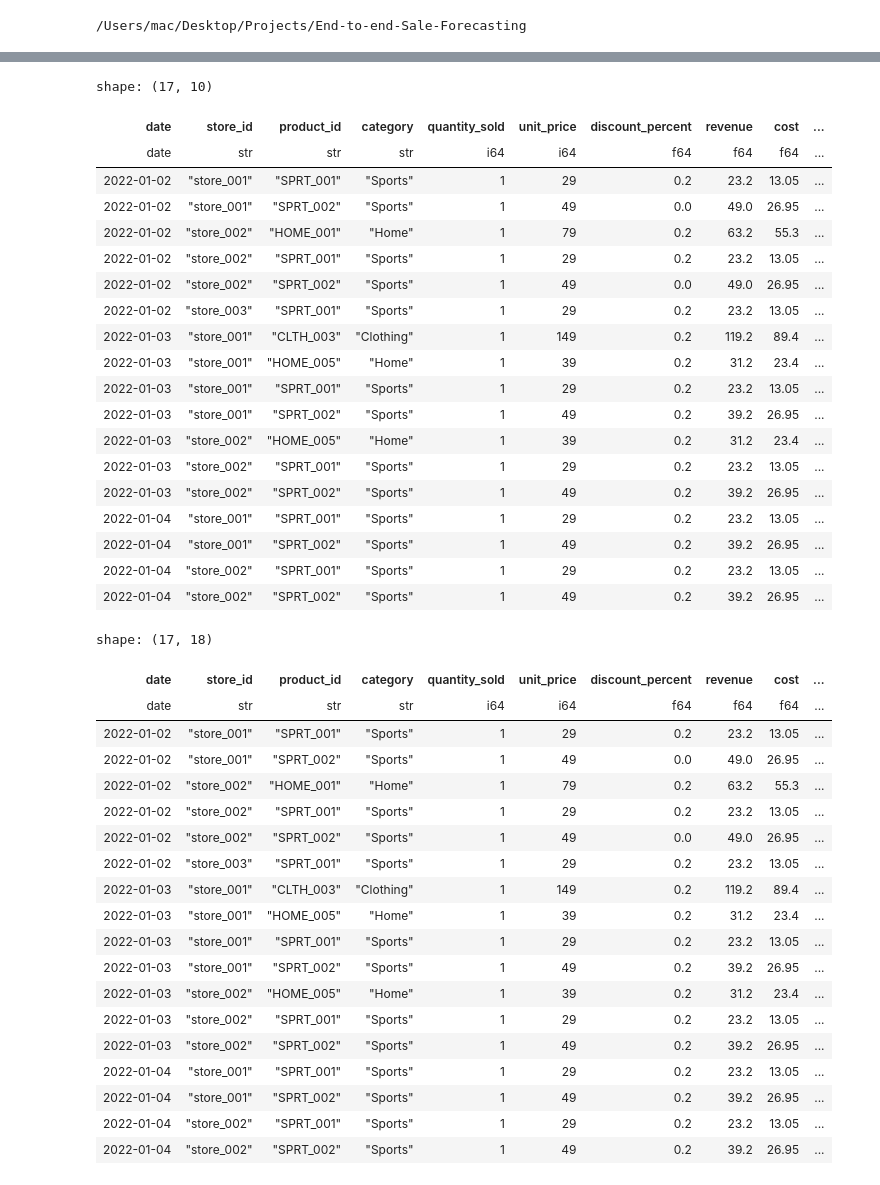
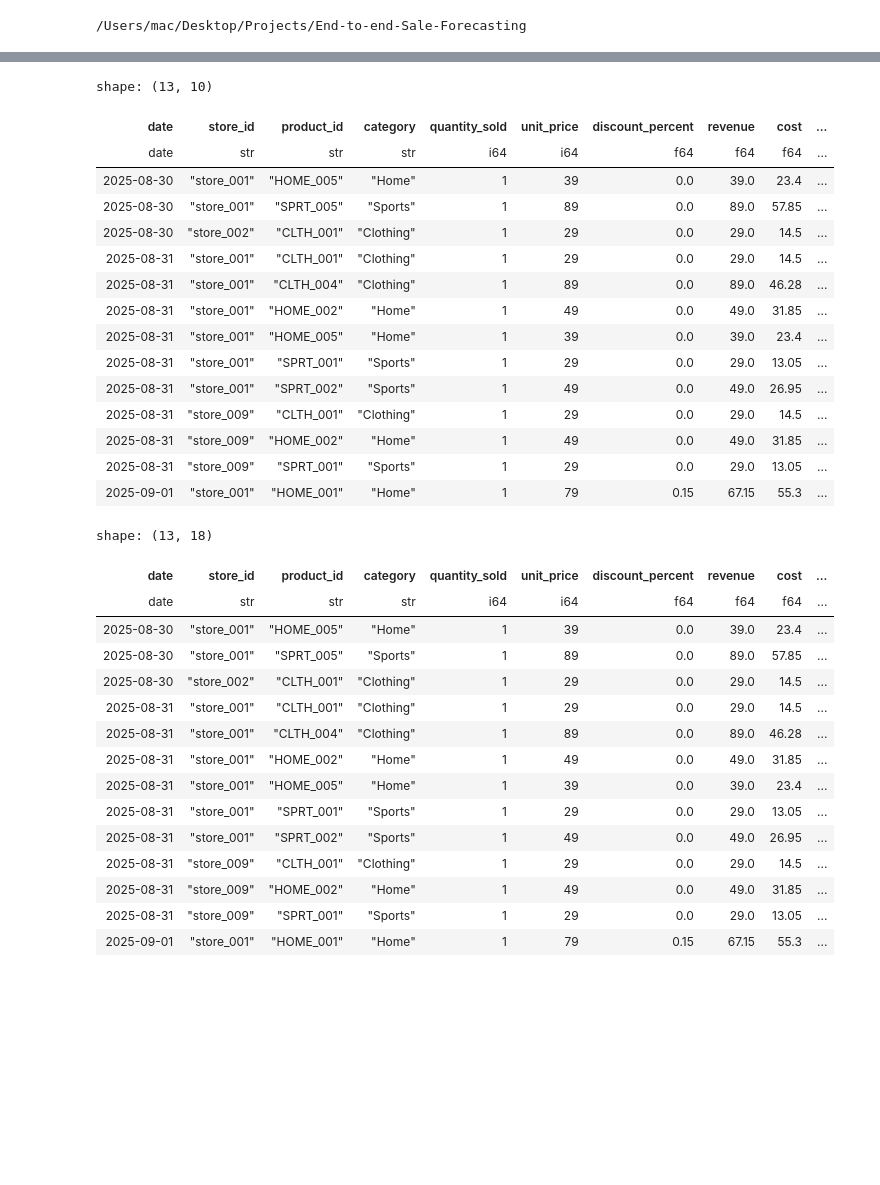
Before and after one commit to chineidu/End-to-end-Sale-Forecasting, a Jupyter notebook: notebooks/01-lab.ipynb, the cells around one changed output, grey strips where cells are left out. Drawn from its saved outputs; the diff is of its cells as text; code cells hidden in the pictures; blank space fills up the shorter version.

```diff
--- a/notebooks/01-lab.ipynb
+++ b/notebooks/01-lab.ipynb
@@ -81,7 +81,7 @@ go_up_from_current_directory(go_up=1)
 # %%
 from src.utilities.data_gen import RealisticSalesDataGenerator
 
-gen_data = RealisticSalesDataGenerator(start_date="2022-01-01", end_date="2022-01-05", seed=123)
+gen_data = RealisticSalesDataGenerator(start_date="2025-08-29", end_date="2025-09-04", seed=123)
 output_dict: dict[str, Any] = gen_data.generate_sales_data(output_dir="../data/sales_data")
 output_dict
 # %% [output]
@@ -128,63 +128,55 @@ temp_df: pl.DataFrame = pl.read_parquet(output_dict["sales"][:3])
 temp_df = temp_df.with_columns(pl.col("date").cast(pl.Date).alias("date"))
 temp_df
 # %% [output]
-shape: (17, 10)
+shape: (13, 10)
 | date | store_id | product_id | category | quantity_sold | unit_price | discount_percent | revenue | cost | ... |
 | date | str | str | str | i64 | i64 | f64 | f64 | f64 | ... |
-| 2022-01-02 | "store_001" | "SPRT_001" | "Sports" | 1 | 29 | 0.2 | 23.2 | 13.05 | ... |
-| 2022-01-02 | "store_001" | "SPRT_002" | "Sports" | 1 | 49 | 0.0 | 49.0 | 26.95 | ... |
-| 2022-01-02 | "store_002" | "HOME_001" | "Home" | 1 | 79 | 0.2 | 63.2 | 55.3 | ... |
-| 2022-01-02 | "store_002" | "SPRT_001" | "Sports" | 1 | 29 | 0.2 | 23.2 | 13.05 | ... |
-| 2022-01-02 | "store_002" | "SPRT_002" | "Sports" | 1 | 49 | 0.0 | 49.0 | 26.95 | ... |
-| 2022-01-02 | "store_003" | "SPRT_001" | "Sports" | 1 | 29 | 0.2 | 23.2 | 13.05 | ... |
-| 2022-01-03 | "store_001" | "CLTH_003" | "Clothing" | 1 | 149 | 0.2 | 119.2 | 89.4 | ... |
-| 2022-01-03 | "store_001" | "HOME_005" | "Home" | 1 | 39 | 0.2 | 31.2 | 23.4 | ... |
-| 2022-01-03 | "store_001" | "SPRT_001" | "Sports" | 1 | 29 | 0.2 | 23.2 | 13.05 | ... |
-| 2022-01-03 | "store_001" | "SPRT_002" | "Sports" | 1 | 49 | 0.2 | 39.2 | 26.95 | ... |
-| 2022-01-03 | "store_002" | "HOME_005" | "Home" | 1 | 39 | 0.2 | 31.2 | 23.4 | ... |
-| 2022-01-03 | "store_002" | "SPRT_001" | "Sports" | 1 | 29 | 0.2 | 23.2 | 13.05 | ... |
-| 2022-01-03 | "store_002" | "SPRT_002" | "Sports" | 1 | 49 | 0.2 | 39.2 | 26.95 | ... |
-| 2022-01-04 | "store_001" | "SPRT_001" | "Sports" | 1 | 29 | 0.2 | 23.2 | 13.05 | ... |
-| 2022-01-04 | "store_001" | "SPRT_002" | "Sports" | 1 | 49 | 0.2 | 39.2 | 26.95 | ... |
-| 2022-01-04 | "store_002" | "SPRT_001" | "Sports" | 1 | 29 | 0.2 | 23.2 | 13.05 | ... |
-| 2022-01-04 | "store_002" | "SPRT_002" | "Sports" | 1 | 49 | 0.2 | 39.2 | 26.95 | ... |
+| 2025-08-30 | "store_001" | "HOME_005" | "Home" | 1 | 39 | 0.0 | 39.0 | 23.4 | ... |
+| 2025-08-30 | "store_001" | "SPRT_005" | "Sports" | 1 | 89 | 0.0 | 89.0 | 57.85 | ... |
+| 2025-08-30 | "store_002" | "CLTH_001" | "Clothing" | 1 | 29 | 0.0 | 29.0 | 14.5 | ... |
+| 2025-08-31 | "store_001" | "CLTH_001" | "Clothing" | 1 | 29 | 0.0 | 29.0 | 14.5 | ... |
+| 2025-08-31 | "store_001" | "CLTH_004" | "Clothing" | 1 | 89 | 0.0 | 89.0 | 46.28 | ... |
+| 2025-08-31 | "store_001" | "HOME_002" | "Home" | 1 | 49 | 0.0 | 49.0 | 31.85 | ... |
+| 2025-08-31 | "store_001" | "HOME_005" | "Home" | 1 | 39 | 0.0 | 39.0 | 23.4 | ... |
+| 2025-08-31 | "store_001" | "SPRT_001" | "Sports" | 1 | 29 | 0.0 | 29.0 | 13.05 | ... |
+| 2025-08-31 | "store_001" | "SPRT_002" | "Sports" | 1 | 49 | 0.0 | 49.0 | 26.95 | ... |
+| 2025-08-31 | "store_009" | "CLTH_001" | "Clothing" | 1 | 29 | 0.0 | 29.0 | 14.5 | ... |
+| 2025-08-31 | "store_009" | "HOME_002" | "Home" | 1 | 49 | 0.0 | 49.0 | 31.85 | ... |
+| 2025-08-31 | "store_009" | "SPRT_001" | "Sports" | 1 | 29 | 0.0 | 29.0 | 13.05 | ... |
+| 2025-09-01 | "store_001" | "HOME_001" | "Home" | 1 | 79 | 0.15 | 67.15 | 55.3 | ... |
 # %%
 import holidays
 
 us_holidays = holidays.UnitedStates()
 
 temp_df = temp_df.with_columns(
     pl.col("date").dt.day().alias("day"),
     pl.col("date").dt.month().alias("month"),
     pl.col("date").dt.year().alias("year"),
-    pl.col("date").dt.weekday().alias("day_of_week"),
+    (pl.col("date").dt.weekday() - 1).alias("day_of_week"),
     pl.col("date").dt.quarter().alias("quarter"),
     pl.col("date").dt.week().alias("week_of_year"),
-    (pl.col("date").dt.weekday() > 5).alias("is_weekend").cast(pl.Int8),
+    ((pl.col("date").dt.weekday() - 1) >= 5).alias("is_weekend").cast(pl.Int8),
     pl.col("date").map_elements(lambda x: x in us_holidays).alias("is_holiday").cast(pl.Int8),
 )
 temp_df
 # %% [output]
-shape: (17, 18)
+shape: (13, 18)
 | date | store_id | product_id | category | quantity_sold | unit_price | discount_percent | revenue | cost | ... |
 | date | str | str | str | i64 | i64 | f64 | f64 | f64 | ... |
-| 2022-01-02 | "store_001" | "SPRT_001" | "Sports" | 1 | 29 | 0.2 | 23.2 | 13.05 | ... |
-| 2022-01-02 | "store_001" | "SPRT_002" | "Sports" | 1 | 49 | 0.0 | 49.0 | 26.95 | ... |
-| 2022-01-02 | "store_002" | "HOME_001" | "Home" | 1 | 79 | 0.2 | 63.2 | 55.3 | ... |
-| 2022-01-02 | "store_002" | "SPRT_001" | "Sports" | 1 | 29 | 0.2 | 23.2 | 13.05 | ... |
-| 2022-01-02 | "store_002" | "SPRT_002" | "Sports" | 1 | 49 | 0.0 | 49.0 | 26.95 | ... |
-| 2022-01-02 | "store_003" | "SPRT_001" | "Sports" | 1 | 29 | 0.2 | 23.2 | 13.05 | ... |
-| 2022-01-03 | "store_001" | "CLTH_003" | "Clothing" | 1 | 149 | 0.2 | 119.2 | 89.4 | ... |
-| 2022-01-03 | "store_001" | "HOME_005" | "Home" | 1 | 39 | 0.2 | 31.2 | 23.4 | ... |
-| 2022-01-03 | "store_001" | "SPRT_001" | "Sports" | 1 | 29 | 0.2 | 23.2 | 13.05 | ... |
-| 2022-01-03 | "store_001" | "SPRT_002" | "Sports" | 1 | 49 | 0.2 | 39.2 | 26.95 | ... |
-| 2022-01-03 | "store_002" | "HOME_005" | "Home" | 1 | 39 | 0.2 | 31.2 | 23.4 | ... |
-| 2022-01-03 | "store_002" | "SPRT_001" | "Sports" | 1 | 29 | 0.2 | 23.2 | 13.05 | ... |
-| 2022-01-03 | "store_002" | "SPRT_002" | "Sports" | 1 | 49 | 0.2 | 39.2 | 26.95 | ... |
-| 2022-01-04 | "store_001" | "SPRT_001" | "Sports" | 1 | 29 | 0.2 | 23.2 | 13.05 | ... |
-| 2022-01-04 | "store_001" | "SPRT_002" | "Sports" | 1 | 49 | 0.2 | 39.2 | 26.95 | ... |
-| 2022-01-04 | "store_002" | "SPRT_001" | "Sports" | 1 | 29 | 0.2 | 23.2 | 13.05 | ... |
-| 2022-01-04 | "store_002" | "SPRT_002" | "Sports" | 1 | 49 | 0.2 | 39.2 | 26.95 | ... |
+| 2025-08-30 | "store_001" | "HOME_005" | "Home" | 1 | 39 | 0.0 | 39.0 | 23.4 | ... |
+| 2025-08-30 | "store_001" | "SPRT_005" | "Sports" | 1 | 89 | 0.0 | 89.0 | 57.85 | ... |
+| 2025-08-30 | "store_002" | "CLTH_001" | "Clothing" | 1 | 29 | 0.0 | 29.0 | 14.5 | ... |
+| 2025-08-31 | "store_001" | "CLTH_001" | "Clothing" | 1 | 29 | 0.0 | 29.0 | 14.5 | ... |
+| 2025-08-31 | "store_001" | "CLTH_004" | "Clothing" | 1 | 89 | 0.0 | 89.0 | 46.28 | ... |
+| 2025-08-31 | "store_001" | "HOME_002" | "Home" | 1 | 49 | 0.0 | 49.0 | 31.85 | ... |
+| 2025-08-31 | "store_001" | "HOME_005" | "Home" | 1 | 39 | 0.0 | 39.0 | 23.4 | ... |
+| 2025-08-31 | "store_001" | "SPRT_001" | "Sports" | 1 | 29 | 0.0 | 29.0 | 13.05 | ... |
+| 2025-08-31 | "store_001" | "SPRT_002" | "Sports" | 1 | 49 | 0.0 | 49.0 | 26.95 | ... |
+| 2025-08-31 | "store_009" | "CLTH_001" | "Clothing" | 1 | 29 | 0.0 | 29.0 | 14.5 | ... |
+| 2025-08-31 | "store_009" | "HOME_002" | "Home" | 1 | 49 | 0.0 | 49.0 | 31.85 | ... |
+| 2025-08-31 | "store_009" | "SPRT_001" | "Sports" | 1 | 29 | 0.0 | 29.0 | 13.05 | ... |
+| 2025-09-01 | "store_001" | "HOME_001" | "Home" | 1 | 79 | 0.15 | 67.15 | 55.3 | ... |
 # %%
 temp_pandas
 # %% [output]
```
Also changed, not shown: parts of 25 cells of this notebook.
